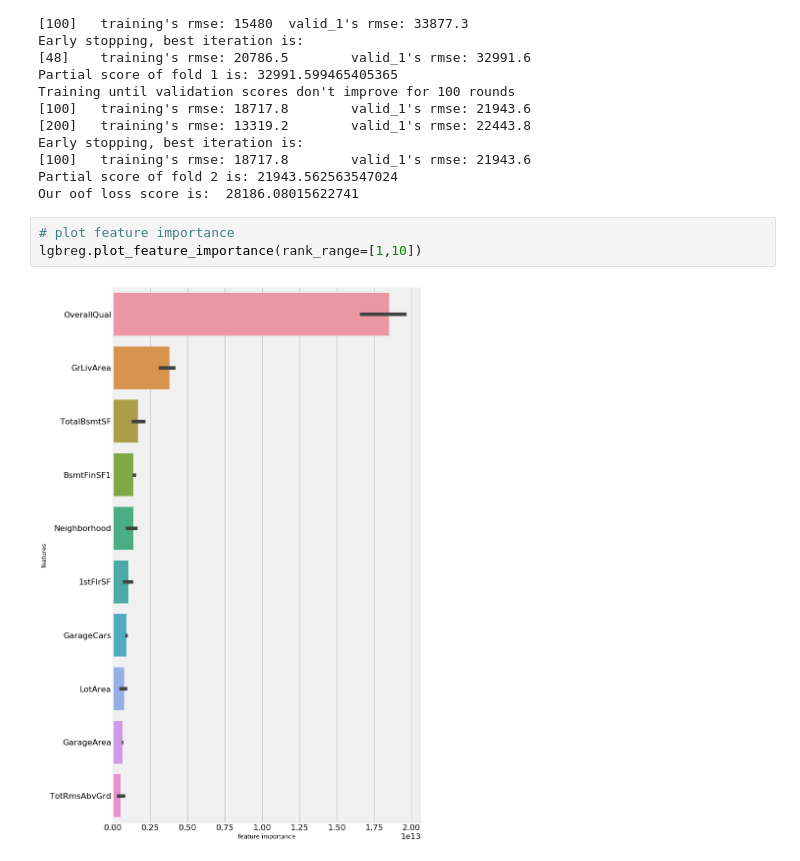
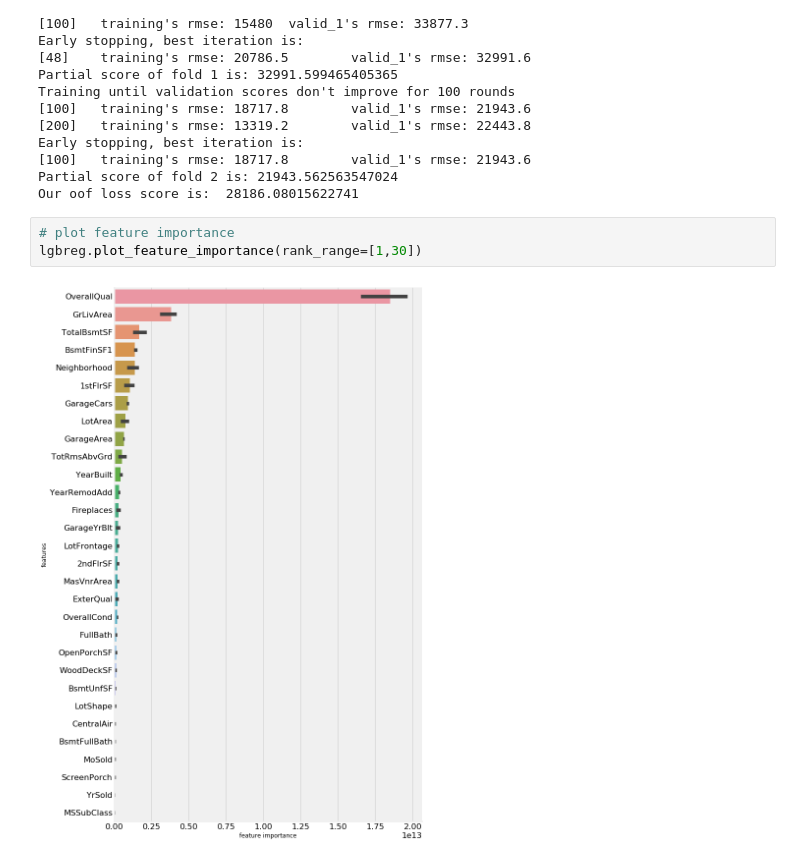
Before and after one commit to katsu1110/DataScienceComp, a Jupyter notebook: EDA_houseprice.ipynb, the cells around one changed output. Cells and saved outputs as stored; diff of their text form.

```diff
--- a/EDA_houseprice.ipynb
+++ b/EDA_houseprice.ipynb
@@ -437,6 +436,6 @@ Partial score of fold 2 is: 21943.562563547024
 Our oof loss score is:  28186.08015622741
 # %%
 # plot feature importance
-lgbreg.plot_feature_importance(rank_range=[1,10])
+lgbreg.plot_feature_importance(rank_range=[1,30])
 # %% [output]
-[figure, old version]
+[figure, new version]
```
Also changed, not shown: parts of 8 cells of this notebook, 5 other files.
